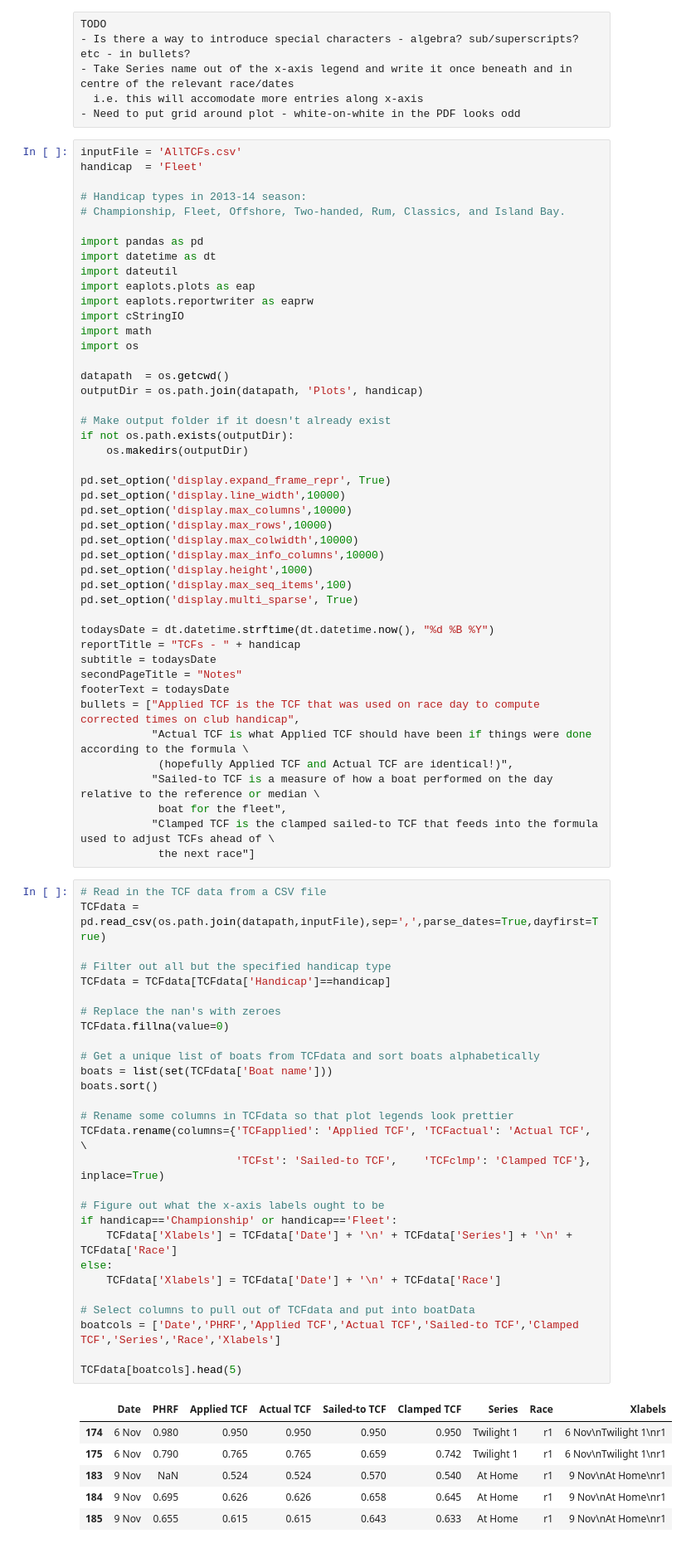
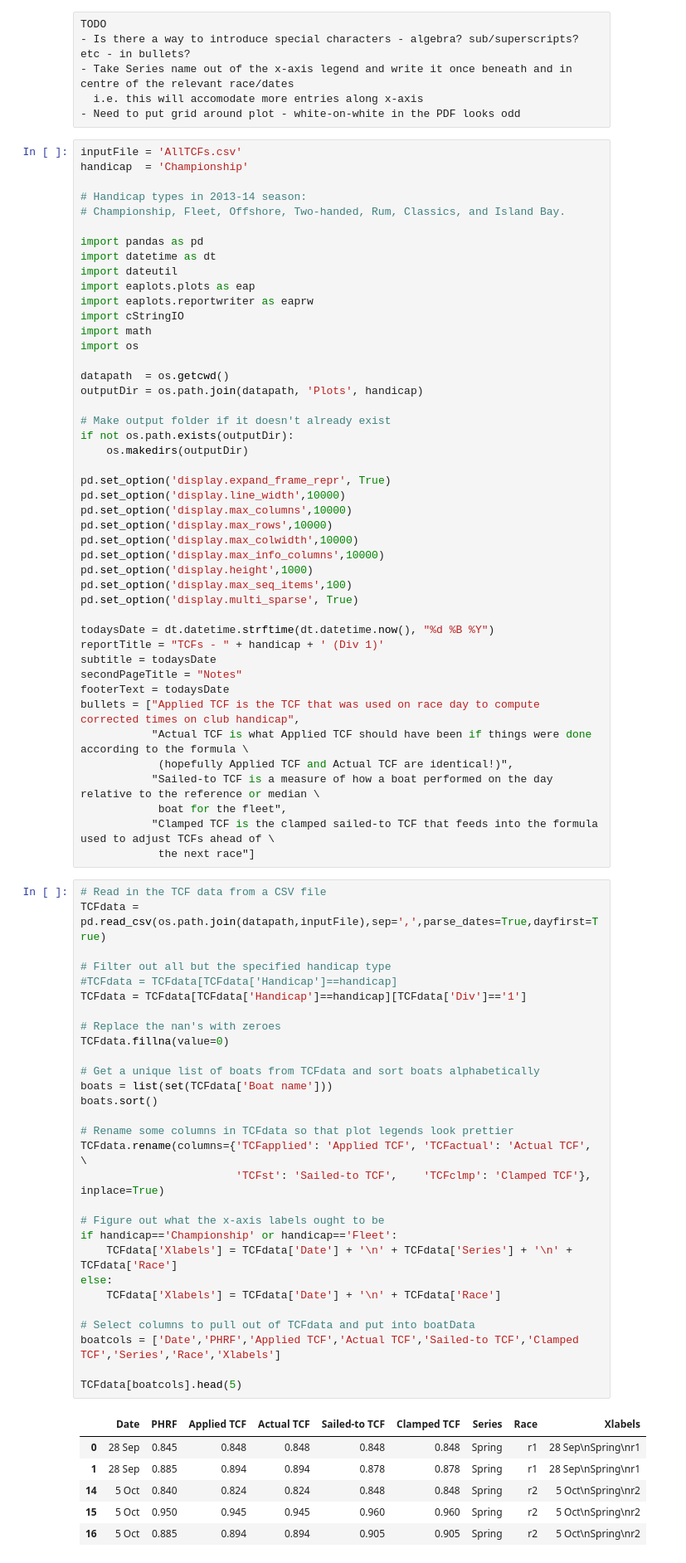
Before and after one commit to drphilbishop/RPNYC_race_analysis, a Jupyter notebook: plotTCFs.ipynb, the cells around one changed output. Shown at 83% size. Cells and saved outputs as stored; diff of their text form.

```diff
--- a/plotTCFs.ipynb
+++ b/plotTCFs.ipynb
@@ -6,7 +6,7 @@ TODO
 - Need to put grid around plot - white-on-white in the PDF looks odd
 # %%
 inputFile = 'AllTCFs.csv'
-handicap  = 'Fleet'
+handicap  = 'Championship'
 
 # Handicap types in 2013-14 season:
 # Championship, Fleet, Offshore, Two-handed, Rum, Classics, and Island Bay.
@@ -38,7 +38,7 @@ pd.set_option('display.max_seq_items',100)
 pd.set_option('display.multi_sparse', True)
 
 todaysDate = dt.datetime.strftime(dt.datetime.now(), "%d %B %Y")
-reportTitle = "TCFs - " + handicap
+reportTitle = "TCFs - " + handicap + ' (Div 1)'
 subtitle = todaysDate
 secondPageTitle = "Notes"
 footerText = todaysDate
@@ -52,38 +52,39 @@ bullets = ["Applied TCF is the TCF that was used on race day to compute correcte
 # %%
 # Read in the TCF data from a CSV file
 TCFdata = pd.read_csv(os.path.join(datapath,inputFile),sep=',',parse_dates=True,dayfirst=True)
 
 # Filter out all but the specified handicap type
-TCFdata = TCFdata[TCFdata['Handicap']==handicap]
+#TCFdata = TCFdata[TCFdata['Handicap']==handicap]
+TCFdata = TCFdata[TCFdata['Handicap']==handicap][TCFdata['Div']=='1']
 
 # Replace the nan's with zeroes
 TCFdata.fillna(value=0)
 
 # Get a unique list of boats from TCFdata and sort boats alphabetically
 boats = list(set(TCFdata['Boat name']))
 boats.sort()
 
 # Rename some columns in TCFdata so that plot legends look prettier
 TCFdata.rename(columns={'TCFapplied': 'Applied TCF', 'TCFactual': 'Actual TCF', \
                         'TCFst': 'Sailed-to TCF',    'TCFclmp': 'Clamped TCF'}, inplace=True)
 
 # Figure out what the x-axis labels ought to be
 if handicap=='Championship' or handicap=='Fleet':
     TCFdata['Xlabels'] = TCFdata['Date'] + '\n' + TCFdata['Series'] + '\n' + TCFdata['Race']
 else:
     TCFdata['Xlabels'] = TCFdata['Date'] + '\n' + TCFdata['Race']
 
 # Select columns to pull out of TCFdata and put into boatData
 boatcols = ['Date','PHRF','Applied TCF','Actual TCF','Sailed-to TCF','Clamped TCF','Series','Race','Xlabels']
 
 TCFdata[boatcols].head(5)
 # %% [output]
 |  | Date | PHRF | Applied TCF | Actual TCF | Sailed-to TCF | Clamped TCF | Series | Race | Xlabels |
-| 174 | 6 Nov | 0.980 | 0.950 | 0.950 | 0.950 | 0.950 | Twilight 1 | r1 | 6 Nov\nTwilight 1\nr1 |
-| 175 | 6 Nov | 0.790 | 0.765 | 0.765 | 0.659 | 0.742 | Twilight 1 | r1 | 6 Nov\nTwilight 1\nr1 |
-| 183 | 9 Nov | NaN | 0.524 | 0.524 | 0.570 | 0.540 | At Home | r1 | 9 Nov\nAt Home\nr1 |
-| 184 | 9 Nov | 0.695 | 0.626 | 0.626 | 0.658 | 0.645 | At Home | r1 | 9 Nov\nAt Home\nr1 |
-| 185 | 9 Nov | 0.655 | 0.615 | 0.615 | 0.643 | 0.633 | At Home | r1 | 9 Nov\nAt Home\nr1 |
+| 0 | 28 Sep | 0.845 | 0.848 | 0.848 | 0.848 | 0.848 | Spring | r1 | 28 Sep\nSpring\nr1 |
+| 1 | 28 Sep | 0.885 | 0.894 | 0.894 | 0.878 | 0.878 | Spring | r1 | 28 Sep\nSpring\nr1 |
+| 14 | 5 Oct | 0.840 | 0.824 | 0.824 | 0.848 | 0.848 | Spring | r2 | 5 Oct\nSpring\nr2 |
+| 15 | 5 Oct | 0.950 | 0.945 | 0.945 | 0.960 | 0.960 | Spring | r2 | 5 Oct\nSpring\nr2 |
+| 16 | 5 Oct | 0.885 | 0.894 | 0.894 | 0.905 | 0.905 | Spring | r2 | 5 Oct\nSpring\nr2 |
 # %%
 # Loop through boats and plot their PHRF, applied TCF, actual TCF, sailed-to TCF and clamped TCF
 
```
Also changed, not shown: parts of 2 cells of this notebook, 4 other files.
